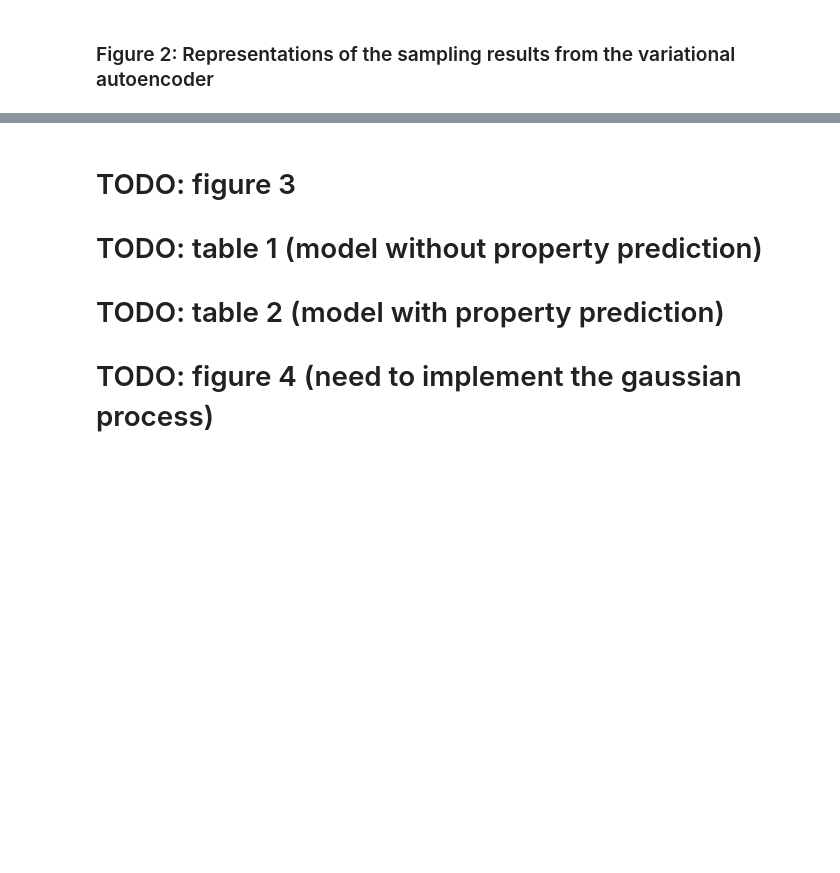
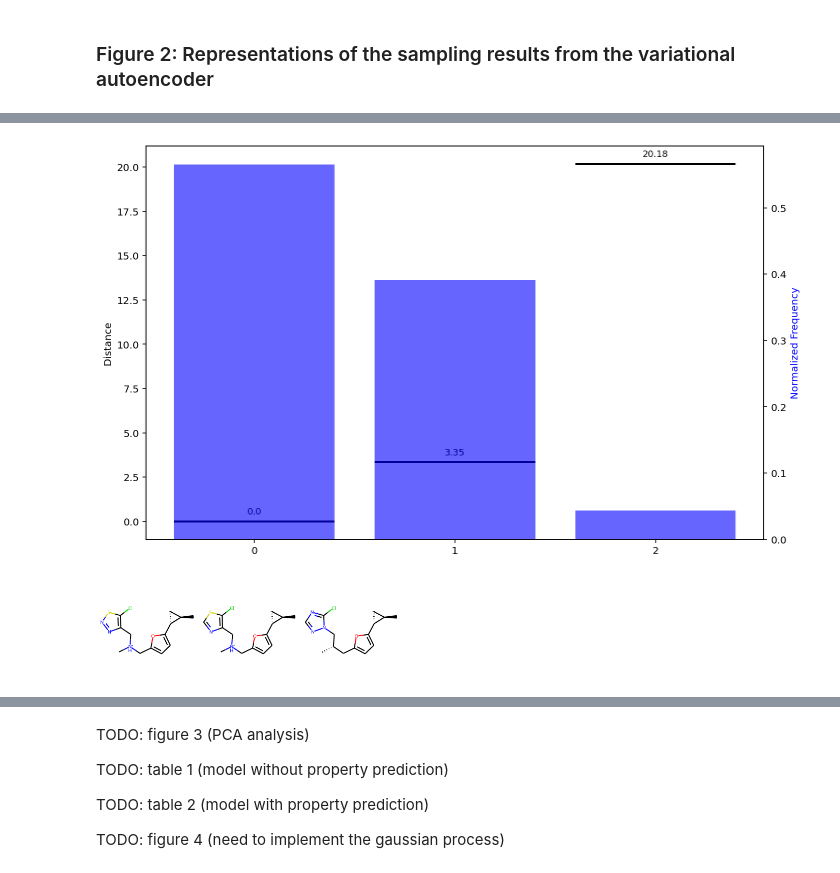
Before and after one commit to KnightTec/chemical_vae, a Jupyter notebook: examples/zinc_results.ipynb, the cells around one changed output, grey strips where cells are left out. Drawn from its saved outputs; the diff is of its cells as text; code cells hidden in the pictures; blank space fills up the shorter version.

```diff
--- a/examples/zinc_results.ipynb
+++ b/examples/zinc_results.ipynb
@@ -18,0 +85,18 @@ molecules for a single point in the latent space; the distances of the molecules
+# %%
+# no idea which molecule exactly they used for this plot
+# it should be a "sample FDA-approved drug molecule"
+# here I just picked a random one from the ZINC dataset
+molecule = mu.canon_smiles("C[C@@H]1C[C@H]1c1ccc(C[NH+](C)Cc2nnsc2Cl)o1")
+print(molecule)
+X = vae.smiles_to_hot(molecule,canonize_smiles=True)
+z = vae.encode(X)
+
+decode_attempts = 100
+
+Z = np.tile(z, (decode_attempts, 1))
+X = vae.decode(Z)
+smiles = vae.hot_to_smiles(X, strip=True)
+df = vae.prep_mol_df(smiles, z)
+
+print('Found {:d} unique mols, out of {:d}'.format(len(set(df['smiles'])),sum(df['count'])))
+print('SMILES\n',df.smiles)
@@ -19,3 +122,48 @@ molecules for a single point in the latent space; the distances of the molecules
+# %%
+import pandas as pd
+import matplotlib.pyplot as plt
+
+# Create a new figure and axis
+fig, ax1 = plt.subplots(figsize=(10, 6))
+
+# Create a secondary y-axis for the frequency bars
+ax2 = ax1.twinx()
+
+# Plot the bar chart using the frequency column on ax2
+bars = ax2.bar(df.index, df['frequency'], alpha=0.6, label='Frequency', color='blue')
+
+# Plot horizontal lines representing distance over each bar and annotate the distance value on ax1
+for bar, distance in zip(bars, df['distance']):
+    ax1.hlines(distance, bar.get_x(), bar.get_x() + bar.get_width(), colors='black', linewidth=2)
+
+    # Round the distance value to 2 decimal places
+    rounded_distance = round(distance, 2)
+
+    # Annotate the rounded distance value
+    ax1.annotate(str(rounded_distance),
+                 (bar.get_x() + bar.get_width()/2, distance),
+                 textcoords="offset points",
+                 xytext=(0,5),  # 5 points vertical offset
+                 ha='center',
+                 va='bottom',
+                 fontsize=9,
+                 color='black')
+
+# Set the y-axis labels
+ax1.set_ylabel('Distance', color='black')
+ax2.set_ylabel('Normalized Frequency', color='blue')
+
+# Set the x-axis ticks
+ax1.set_xticks(df.index)
+ax1.set_xticklabels(df.index)
+
+plt.tight_layout()
+plt.show()
+
+display(PandasTools.FrameToGridImage(df,column='mol' , molsPerRow=7))
+# %% [output]
+[figure, added]
+[figure, added]
 # %% [markdown]
 c) molecules sampled near the location of ibuprofen in latent space. The values below the molecules are the distance in latent space from
 the decoded molecule to ibuprofen
@@ -30,7 +178,10 @@ d) slerp interpolation between two molecules in latent space using six steps of
 # %%
 # TODO: replicate results
 # %% [markdown]
-# TODO: figure 3
-# TODO: table 1 (model without property prediction)
-# TODO: table 2 (model with property prediction)
-# TODO: figure 4 (need to implement the gaussian process)
+TODO: figure 3 (PCA analysis)
+
+TODO: table 1 (model without property prediction)
+
+TODO: table 2 (model with property prediction)
+
+TODO: figure 4 (need to implement the gaussian process)
```
Also changed, not shown: parts of 6 cells of this notebook, 1 other file.
